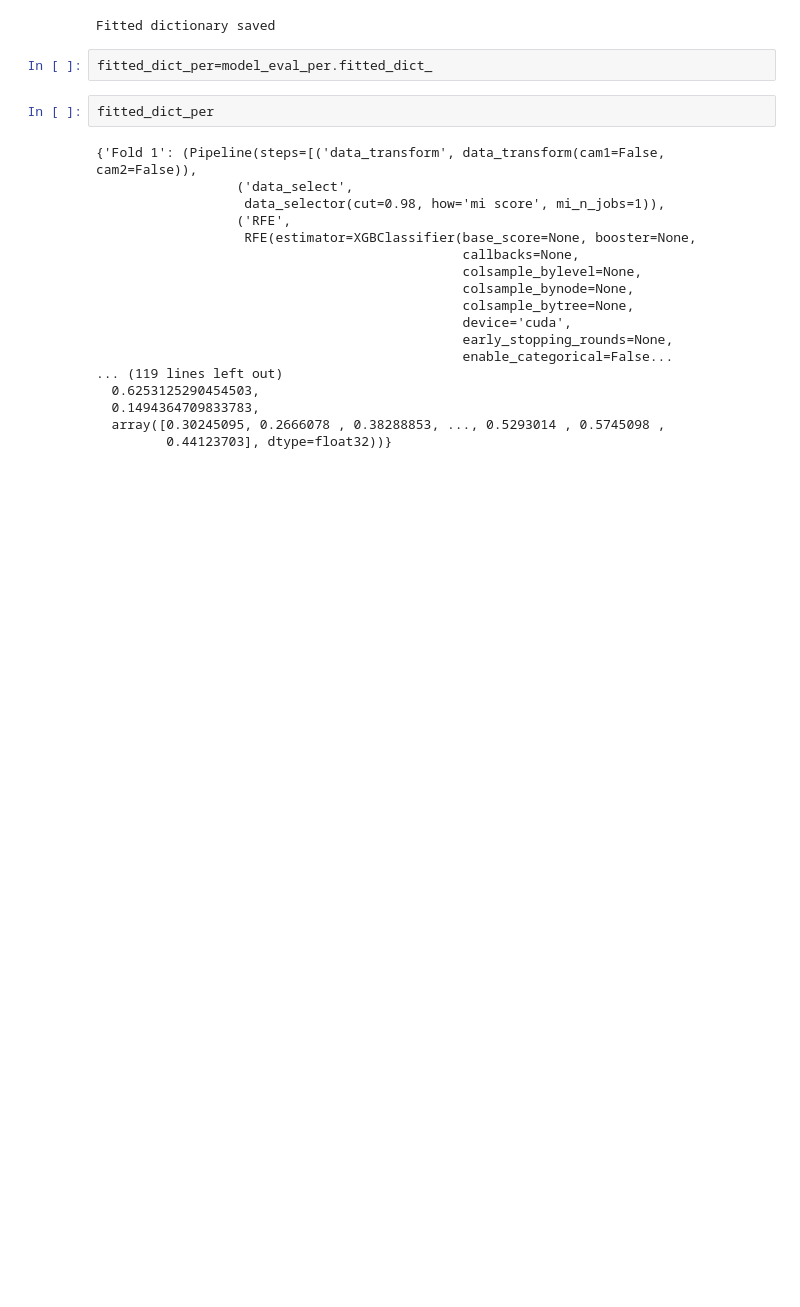
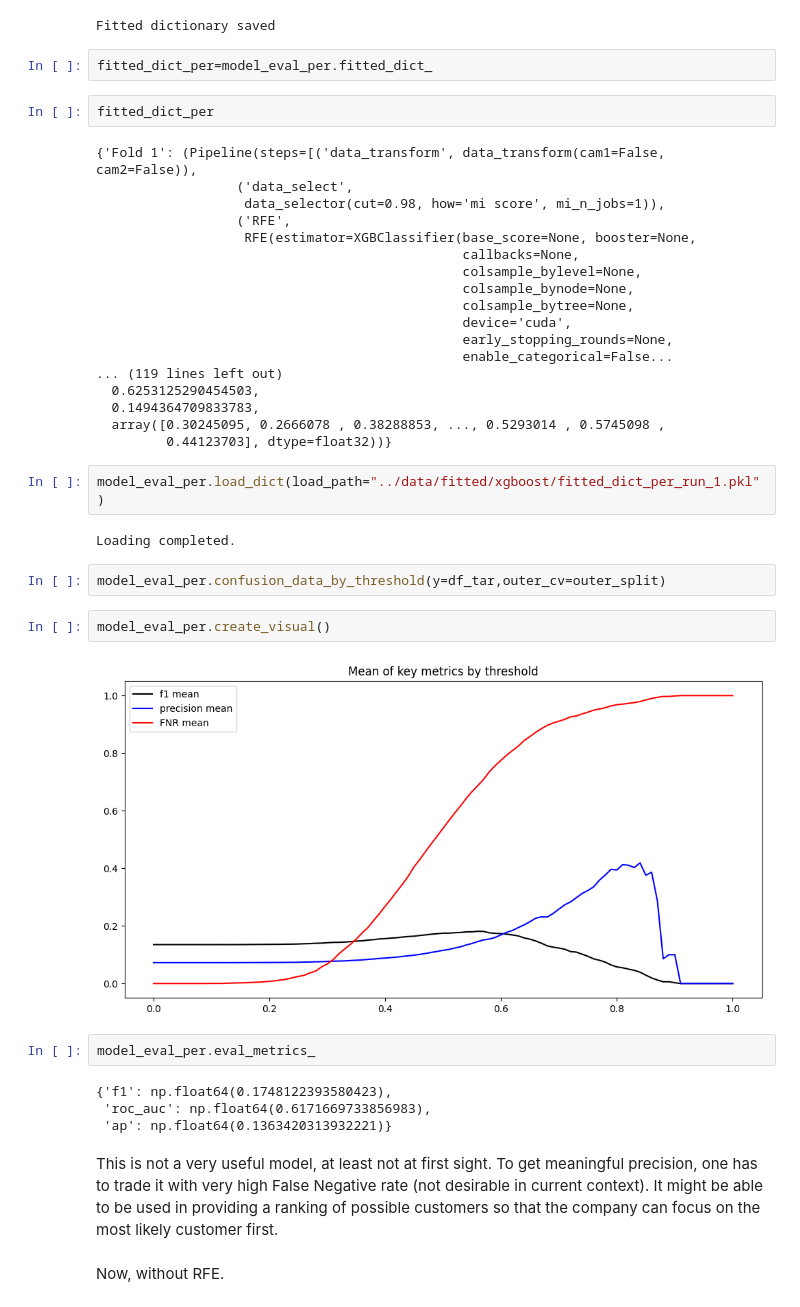
Before and after one commit to YCoeusZ/QclDQp5MOHN2Sk9K, a Jupyter notebook: note_books/xgboost.ipynb, the cells around one changed output. Saved outputs shown, nothing was run; the diff lists cells and outputs as text; blank space fills up the shorter version.

Commit message:
Finalized experiment on xgboost, started experiment on RF.

```diff
--- a/note_books/xgboost.ipynb
+++ b/note_books/xgboost.ipynb
@@ -256,3 +333,23 @@ fitted_dict_per
   0.1494364709833783,
   array([0.30245095, 0.2666078 , 0.38288853, ..., 0.5293014 , 0.5745098 ,
          0.44123703], dtype=float32))}
+# %%
+model_eval_per.load_dict(load_path="../data/fitted/xgboost/fitted_dict_per_run_1.pkl")
+# %% [output]
+Loading completed.
+# %%
+model_eval_per.confusion_data_by_threshold(y=df_tar,outer_cv=outer_split)
+# %%
+model_eval_per.create_visual()
+# %% [output]
+[figure, added]
+# %%
+model_eval_per.eval_metrics_
+# %% [output]
+{'f1': np.float64(0.1748122393580423),
+ 'roc_auc': np.float64(0.6171669733856983),
+ 'ap': np.float64(0.1363420313932221)}
+# %% [markdown]
+This is not a very useful model, at least not at first sight. To get meaningful precision, one has to trade it with very high False Negative rate (not desirable in current context). It might be able to be used in providing a ranking of possible customers so that the company can focus on the most likely customer first.
+# %% [markdown]
+Now, without RFE.
```
Also changed, not shown: parts of 22 cells of this notebook, 6 other files.
